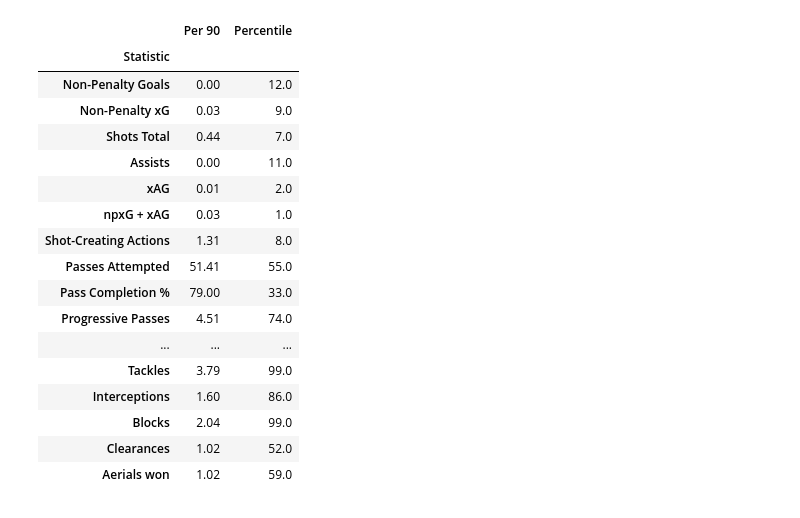
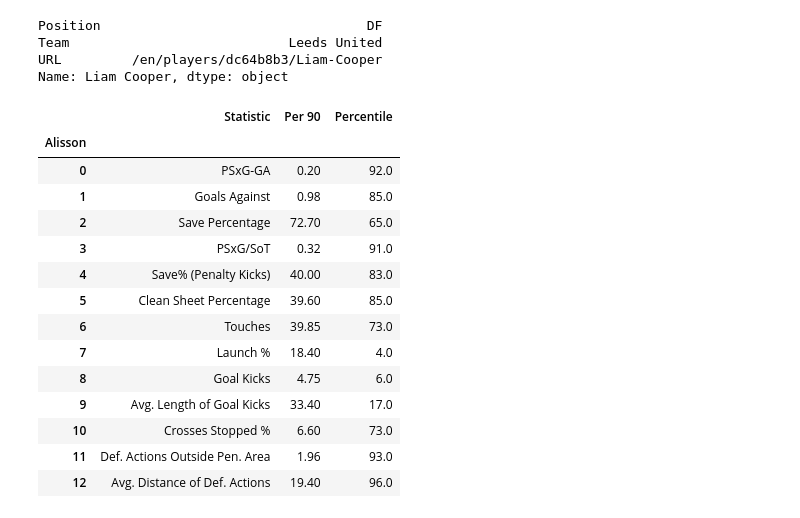
Before and after one commit to ijwatson98/Player-Stats, a Jupyter notebook: Player_Stats.ipynb, the cells around one changed output. Drawn from its saved outputs; the diff is of its cells as text; code cells hidden in the pictures.

```diff
--- a/Player_Stats.ipynb
+++ b/Player_Stats.ipynb
@@ -31,12 +33,17 @@ def get_players():
+# %%
+player_database.loc["Liam Cooper"]
+# %% [output]
+Position                                  DF
+Team                            Leeds United
+URL         /en/players/dc64b8b3/Liam-Cooper
+Name: Liam Cooper, dtype: object
 # %%
-def player_stats(player_name):
-
-    player_database = get_players()
+def player_stats(player_name, player_database=player_database):
 
     url = player_database.loc[player_name]["URL"]
 
     # Define the URL of the page you want to scrape
-    url = "https://fbref.com/{}".format(url)
+    url = "https://fbref.com{}".format(url)
 
     # Send a GET request to the website
     response = requests.get(url)
@@ -44,8 +51,10 @@ def player_stats(player_name):
     # Parse the HTML content of the page
     soup = BeautifulSoup(response.content, 'html.parser')
 
+    import regex as re
+
     # Find the table containing the performance statistics
-    table = soup.find('table', {'id': 'scout_summary_MF'})
+    table = soup.find('table', {'id': re.compile(r'scout_summary')})
 
     # Find all the rows in the table
     rows = table.find_all('tr')
@@ -72,28 +81,36 @@ def player_stats(player_name):
     stats = pd.concat([index_df, data_df], axis=1)
     stats = stats.drop(stats.index[0]).set_index("Statistic", drop=True)
     stats = stats[stats.astype(bool)].dropna()
-    stats["Per 90"]["Pass Completion %"] = stats["Per 90"]["Pass Completion %"].replace("%", "")
-    stats = result.astype("float")
+    if player_database.loc[player_name]["Position"] != "GK":
+        stats["Per 90"]["Pass Completion %"] = stats["Per 90"]["Pass Completion %"].replace("%", "")
+    else:
+        stats["Per 90"]["Save% (Penalty Kicks)"] = stats["Per 90"]["Save% (Penalty Kicks)"].replace("%", "")
+        stats["Per 90"]["Save Percentage"] = stats["Per 90"]["Save Percentage"].replace("%", "")
+        stats["Per 90"]["Clean Sheet Percentage"] = stats["Per 90"]["Clean Sheet Percentage"].replace("%", "")
+        stats["Per 90"]["Launch %"] = stats["Per 90"]["Launch %"].replace("%", "")
+        stats["Per 90"]["Crosses Stopped %"] = stats["Per 90"]["Crosses Stopped %"].replace("%", "")
+    stats = stats.astype("float")
+    stats =stats.reset_index()
+    stats.index.name = player_name
 
     return stats
-# %%
-player_stats("Kalvin Phillips")
-# %% [output]
-|  | Per 90 | Percentile |
-| Statistic |  |  |
-| Non-Penalty Goals | 0.00 | 12.0 |
-| Non-Penalty xG | 0.03 | 9.0 |
-| Shots Total | 0.44 | 7.0 |
-| Assists | 0.00 | 11.0 |
-| xAG | 0.01 | 2.0 |
-| npxG + xAG | 0.03 | 1.0 |
-| Shot-Creating Actions | 1.31 | 8.0 |
-| Passes Attempted | 51.41 | 55.0 |
-| Pass Completion % | 79.00 | 33.0 |
-| Progressive Passes | 4.51 | 74.0 |
-| ... | ... | ... |
-| Tackles | 3.79 | 99.0 |
-| Interceptions | 1.60 | 86.0 |
-| Blocks | 2.04 | 99.0 |
-| Clearances | 1.02 | 52.0 |
-| Aerials won | 1.02 | 59.0 |
+# %%
+stats = player_stats("Alisson")
+# %%
+stats
+# %% [output]
+|  | Statistic | Per 90 | Percentile |
+| Alisson |  |  |  |
+| 0 | PSxG-GA | 0.20 | 92.0 |
+| 1 | Goals Against | 0.98 | 85.0 |
+| 2 | Save Percentage | 72.70 | 65.0 |
+| 3 | PSxG/SoT | 0.32 | 91.0 |
+| 4 | Save% (Penalty Kicks) | 40.00 | 83.0 |
+| 5 | Clean Sheet Percentage | 39.60 | 85.0 |
+| 6 | Touches | 39.85 | 73.0 |
+| 7 | Launch % | 18.40 | 4.0 |
+| 8 | Goal Kicks | 4.75 | 6.0 |
+| 9 | Avg. Length of Goal Kicks | 33.40 | 17.0 |
+| 10 | Crosses Stopped % | 6.60 | 73.0 |
+| 11 | Def. Actions Outside Pen. Area | 1.96 | 93.0 |
+| 12 | Avg. Distance of Def. Actions | 19.40 | 96.0 |
```
Also changed, not shown: parts of 5 cells of this notebook.
